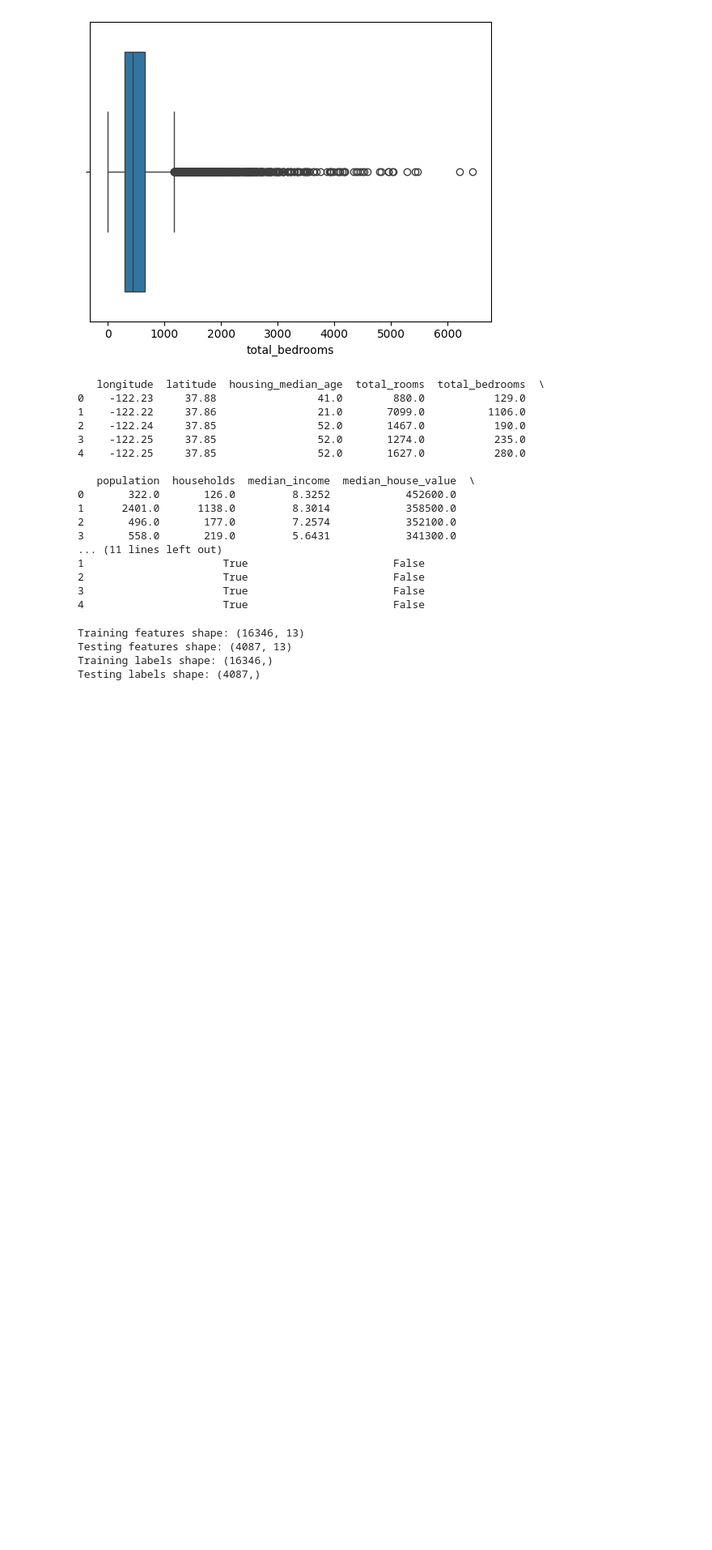
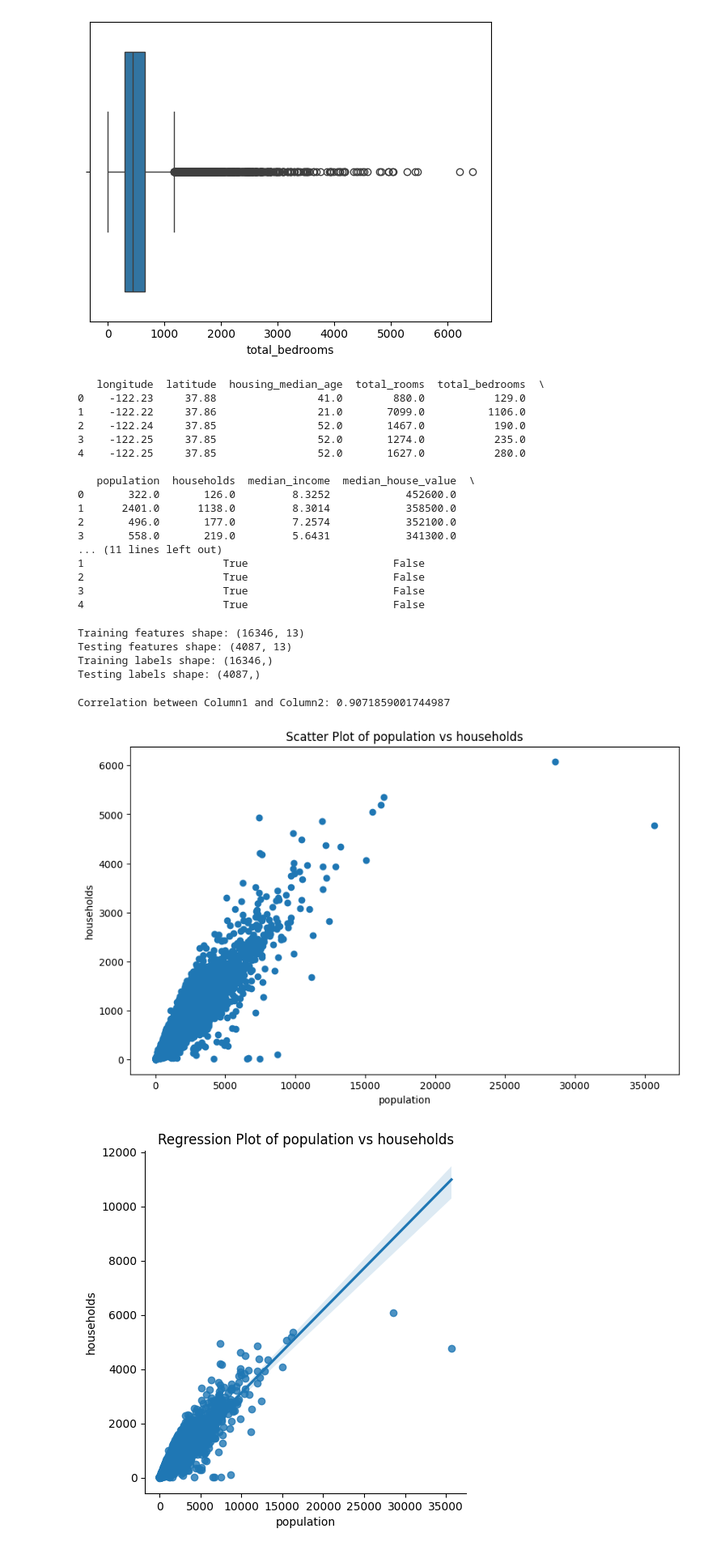
Before and after one commit to DangKhoi143/Foundations-Of-AI-Assignment-2, a Jupyter notebook: ML.ipynb, the cells around one changed output. Shown: that part at 81% size. Saved outputs shown, nothing was run; the diff lists cells and outputs as text; code cells hidden in the pictures; blank space fills up the shorter version.

```diff
--- a/ML.ipynb
+++ b/ML.ipynb
@@ -91,3 +92,23 @@ Training features shape: (16346, 13)
 Testing features shape: (4087, 13)
 Training labels shape: (16346,)
 Testing labels shape: (4087,)
+# %%
+correlation = df['population'].corr(df['households'])
+print(f'Correlation between Column1 and Column2: {correlation}')
+# %% [output]
+Correlation between Column1 and Column2: 0.9071859001744987
+# %%
+plt.figure(figsize=(10, 6))
+plt.scatter(df['population'], df['households'])
+plt.xlabel('population')
+plt.ylabel('households')
+plt.title('Scatter Plot of population vs households')
+plt.show()
+
+# Optional: Regression plot using seaborn
+sns.lmplot(x='population', y='households', data=df)
+plt.title('Regression Plot of population vs households')
+plt.show()
+# %% [output]
+[figure, added]
+[figure, added]
```
Also changed, not shown: parts of 1 cell of this notebook.
